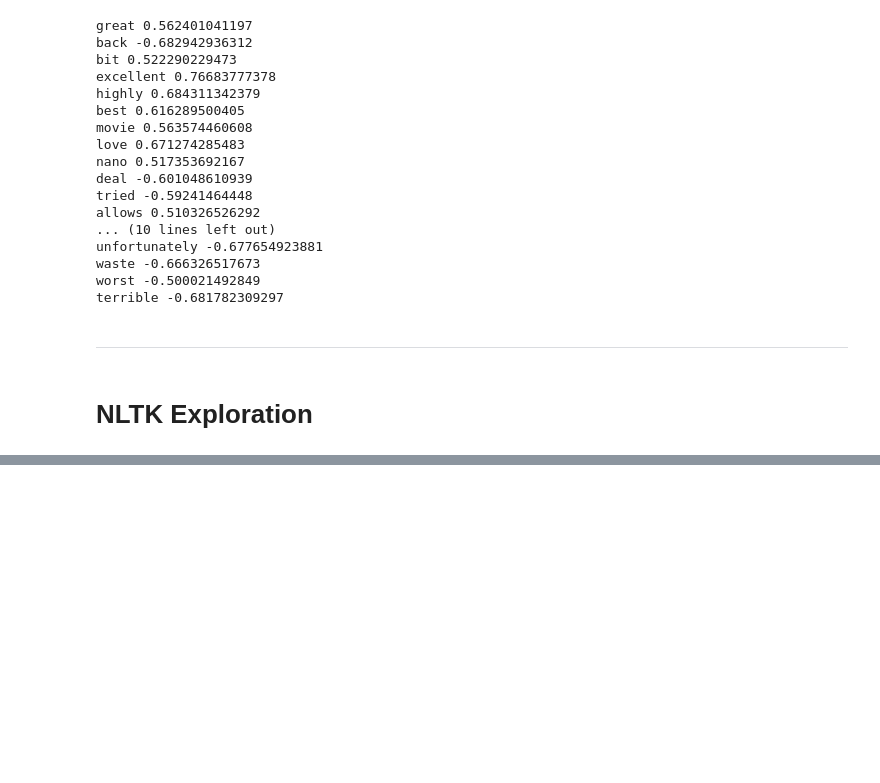
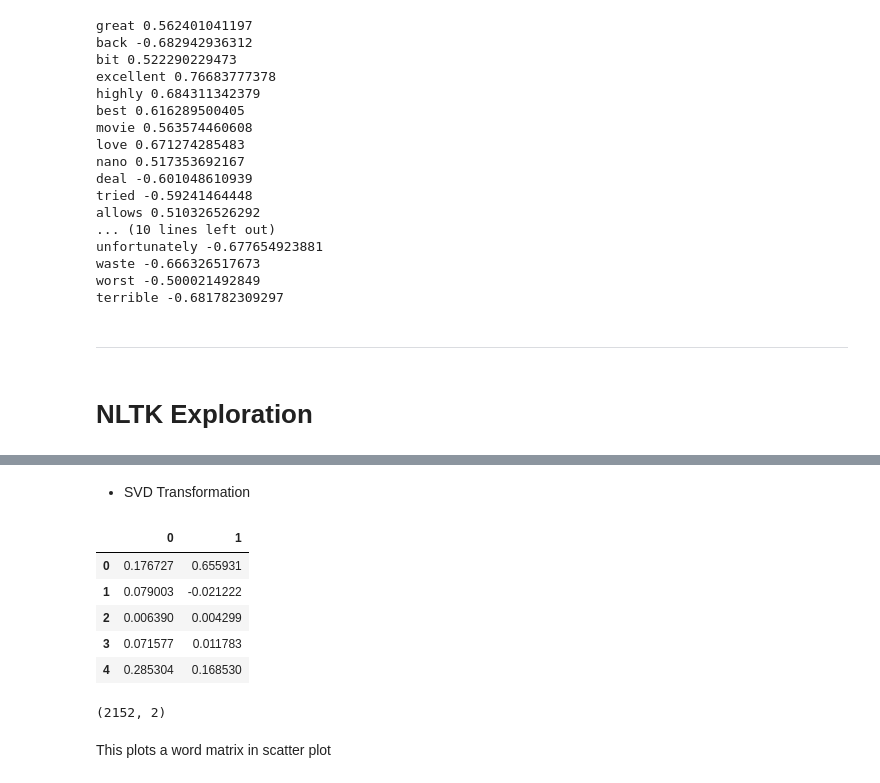
Before and after one commit to mdalvi/easy-nlp-in-python, a Jupyter notebook: nlp_class/nlp_lecture_notes.ipynb, the cells around one changed output, grey strips where cells are left out. Saved outputs shown, nothing was run; the diff lists cells and outputs as text; code cells hidden in the pictures; blank space fills up the shorter version.

```diff
--- a/nlp_class/nlp_lecture_notes.ipynb
+++ b/nlp_class/nlp_lecture_notes.ipynb
@@ -417,0 +675,21 @@ terrible -0.681782309297
+# %% [markdown]
+* SVD Transformation
+# %%
+svd = TruncatedSVD()
+Z = svd.fit_transform(data)
+
+df = pd.DataFrame(data=Z)
+df.head()
+# %% [output]
+|  | 0 | 1 |
+| 0 | 0.176727 | 0.655931 |
+| 1 | 0.079003 | -0.021222 |
+| 2 | 0.006390 | 0.004299 |
+| 3 | 0.071577 | 0.011783 |
+| 4 | 0.285304 | 0.168530 |
+# %%
+df.shape
+# %% [output]
+(2152, 2)
+# %% [markdown]
+This plots a word matrix in scatter plot
```
Also changed, not shown: parts of 56 cells of this notebook, 3 other files.
